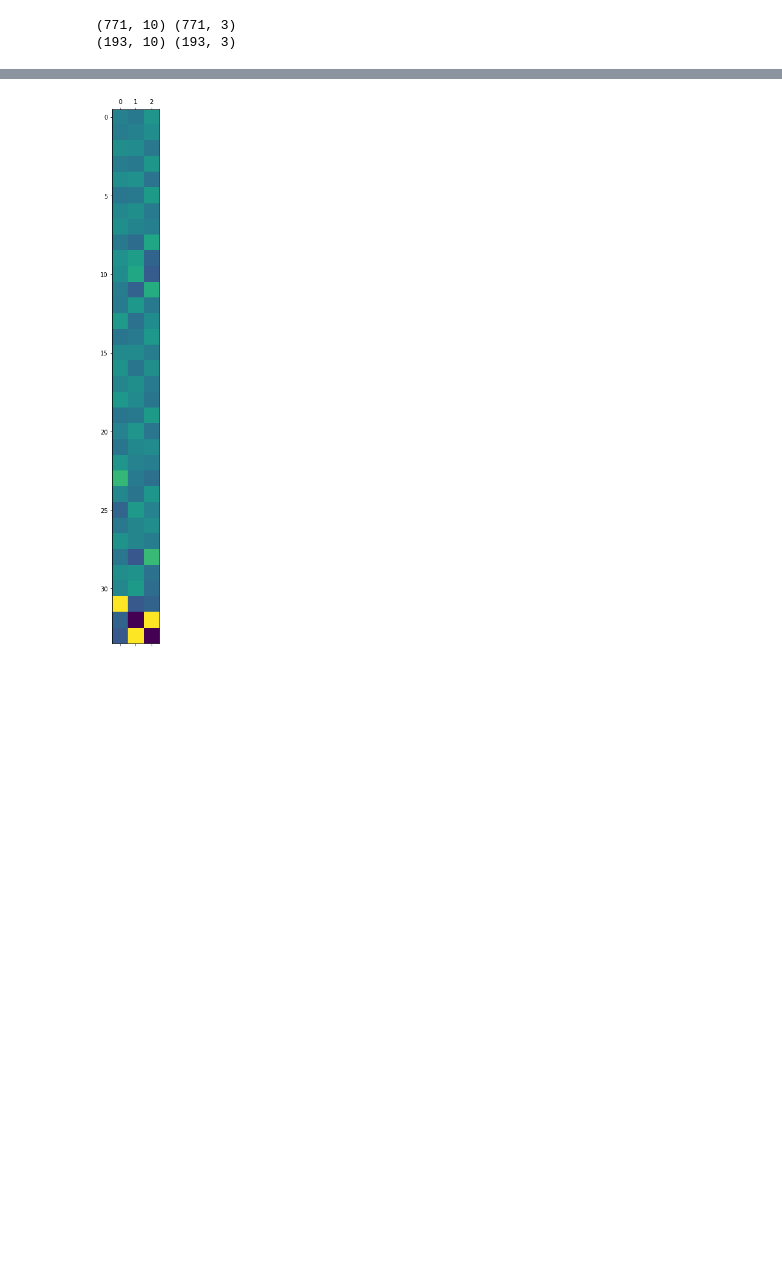
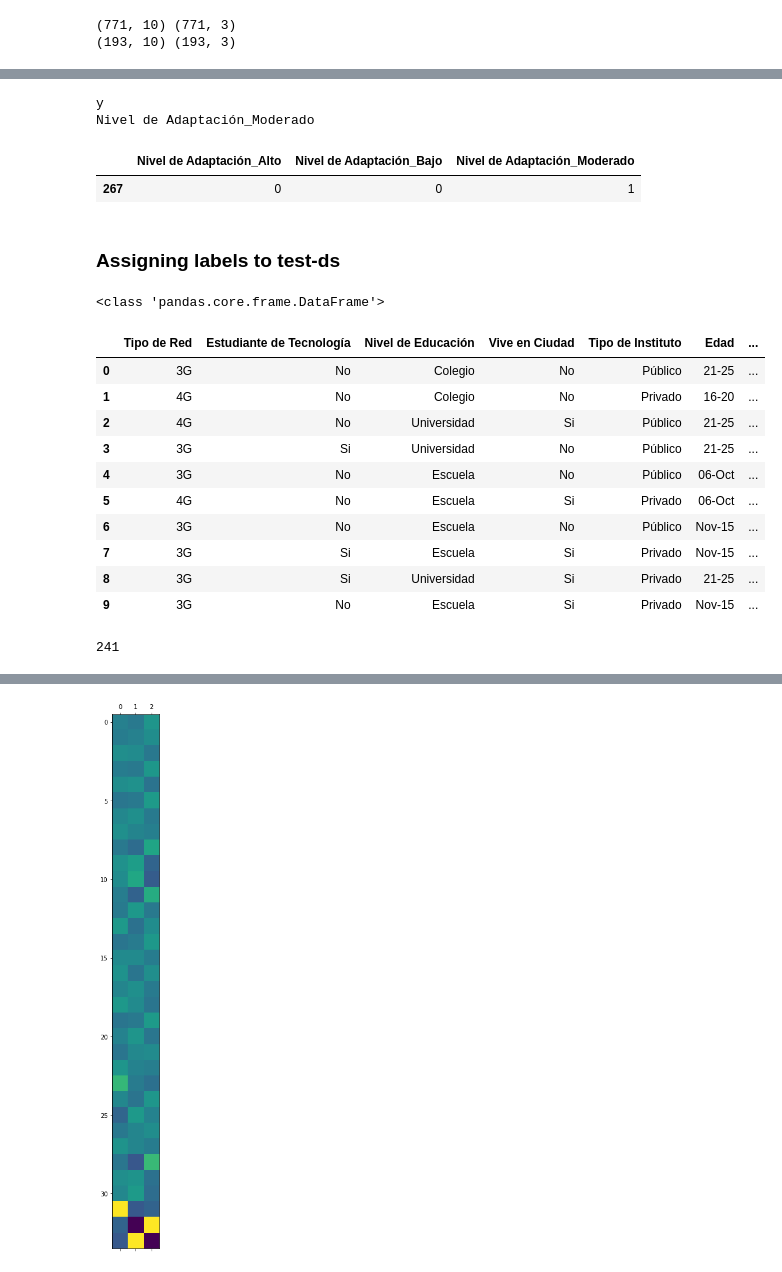
Before and after one commit to tiaraRS/NivelDeAdaptabilidad, a Jupyter notebook: Practica5.ipynb, the cells around one changed output, grey strips where cells are left out. Saved outputs shown, nothing was run; the diff lists cells and outputs as text; code cells hidden in the pictures; blank space fills up the shorter version.

```diff
--- a/Practica5.ipynb
+++ b/Practica5.ipynb
@@ -379,0 +373,53 @@ Nivel de Adaptación_Moderado
+# %%
+print("y")
+print(get_label(argmax(prediction)))
+y_test[7:8]
+# %% [output]
+y
+Nivel de Adaptación_Moderado
+|  | Nivel de Adaptación_Alto | Nivel de Adaptación_Bajo | Nivel de Adaptación_Moderado |
+| 267 | 0 | 0 | 1 |
+# %% [markdown]
+### Assigning labels to test-ds
+# %%
+test_ds = pd.read_csv('test-ds.csv', encoding='utf-8')
+print(type(test_ds))
+test_ds[:10]
+# %% [output]
+<class 'pandas.core.frame.DataFrame'>
+|  | Tipo de Red | Estudiante de Tecnología | Nivel de Educación | Vive en Ciudad | Tipo de Instituto | Edad | ... |
+| 0 | 3G | No | Colegio | No | Público | 21-25 | ... |
+| 1 | 4G | No | Colegio | No | Privado | 16-20 | ... |
+| 2 | 4G | No | Universidad | Si | Público | 21-25 | ... |
+| 3 | 3G | Si | Universidad | No | Público | 21-25 | ... |
+| 4 | 3G | No | Escuela | No | Público | 06-Oct | ... |
+| 5 | 4G | No | Escuela | Si | Privado | 06-Oct | ... |
+| 6 | 3G | No | Escuela | No | Público | Nov-15 | ... |
+| 7 | 3G | Si | Escuela | Si | Privado | Nov-15 | ... |
+| 8 | 3G | Si | Universidad | Si | Privado | 21-25 | ... |
+| 9 | 3G | No | Escuela | Si | Privado | Nov-15 | ... |
+# %%
+test_ds = pd.get_dummies(test_ds)
+test_ds
+#s.replace('Nivel de Adaptación_', '')
+nivel_de_adaptacion_test_ds = []
+for index,test in test_ds.iterrows():
+#     print(type(test))
+#     print(test.shape)
+    test_ds_pred = pd.DataFrame(test).transpose()
+    #test = pd.DataFrame(test, columns= dataset.columns[:-1])
+    #print(test.columns)
+#     test_important_cols=pd.DataFrame(test[important_columns[:-1]]).transpose()
+#     print(test_important_cols)
+#     print("-------------------------------------")
+    test_oh = pd.get_dummies(test_ds_pred)
+#     print(test_oh.shape)
+#     print("TEST 0HHHHHHHHHHHHH")
+#     print(test_oh)
+#     print(test_oh.shape)
+    prediction = model.predict(test_oh)
+#     print(model.predict(test_oh))
+    nivel_de_adaptacion_test_ds.append((index+1,get_label(argmax(prediction))))
+print(len(nivel_de_adaptacion_test_ds))
+# %% [output]
+241
```
Also changed, not shown: parts of 27 cells of this notebook, 12 other files.
